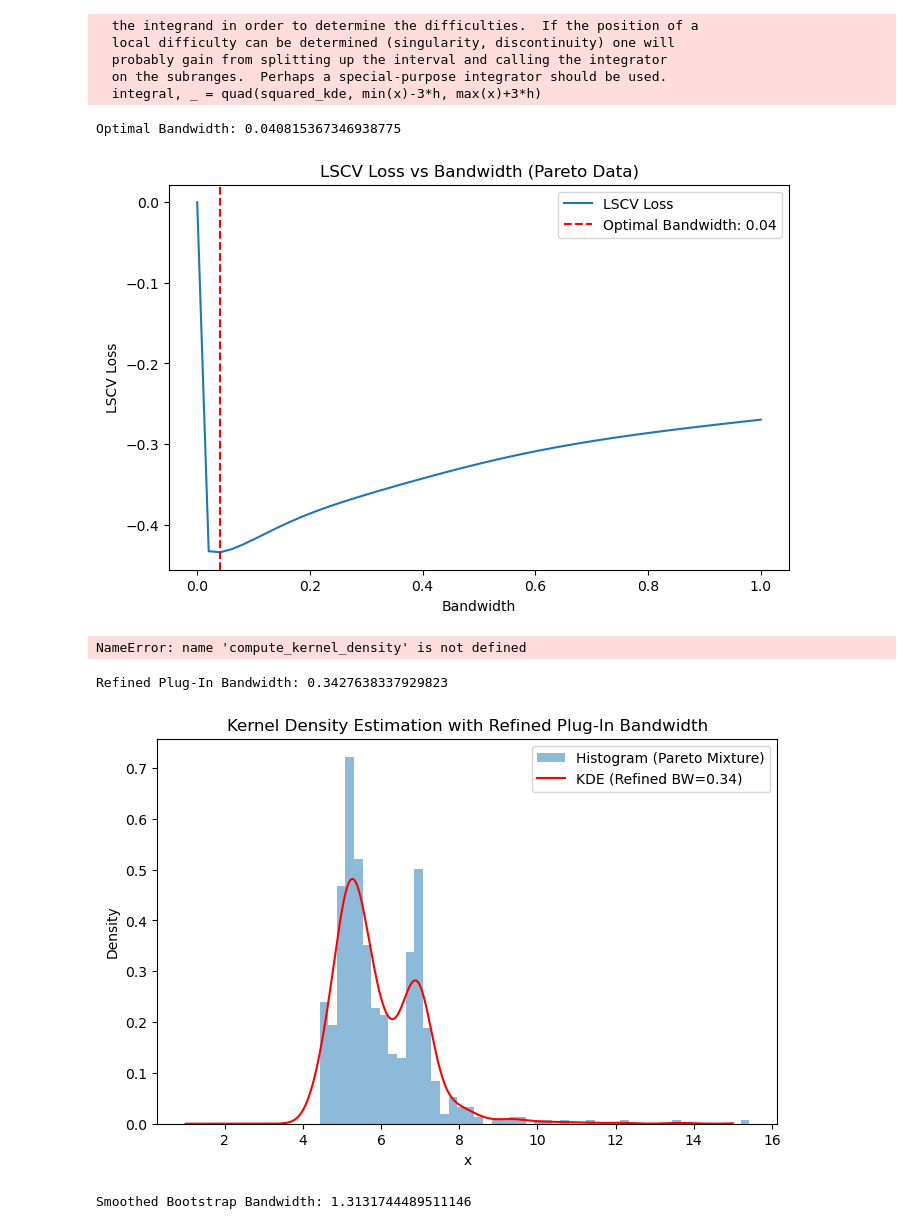
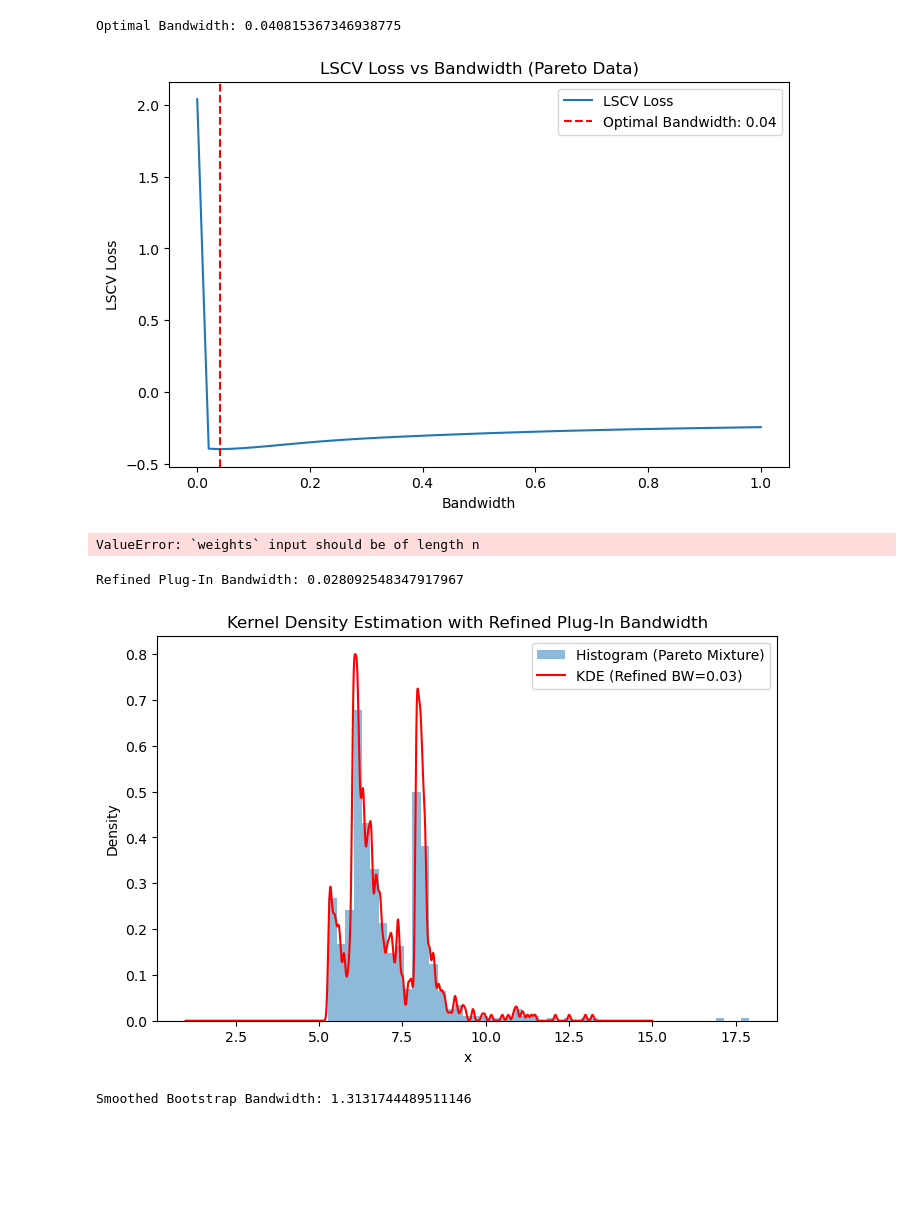
Before and after one commit to robertmackevic/pnp, a Jupyter notebook: lab3/nonparametric-density-estimation.ipynb, the cells around one changed output. Cells and saved outputs as stored; diff of their text form; code cells hidden in the pictures; blank space fills up the shorter version.

```diff
--- a/lab3/nonparametric-density-estimation.ipynb
+++ b/lab3/nonparametric-density-estimation.ipynb
@@ -27,9 +28,9 @@ from lab3.src import (
 
 seed_everything(42)
 # %%
-N = 5
-S = 7
-I1 = 7
+N = 6
+S = 8
+I1 = 5
 I2 = 4
 
 alpha_1 = 0.1
@@ -174,15 +175,10 @@ plt.title("LSCV Loss vs Bandwidth (Pareto Data)")
 plt.legend()
 plt.show()
 # %% [output]
-  the integrand in order to determine the difficulties.  If the position of a
-  local difficulty can be determined (singularity, discontinuity) one will
-  probably gain from splitting up the interval and calling the integrator
-  on the subranges.  Perhaps a special-purpose integrator should be used.
-  integral, _ = quad(squared_kde, min(x)-3*h, max(x)+3*h)
+Optimal Bandwidth: 0.040815367346938775
-Optimal Bandwidth: 0.040815367346938775
-[figure, old version]
+[figure, new version]
 # %%
-lscv_density = compute_kernel_density(x_grid, data, optimal_bw)
+lscv_density = stats.gaussian_kde(x_grid, data, optimal_bw)
 plt.figure(figsize=(8, 5))
 plt.hist(data, bins=50, density=True, alpha=0.5, label="Histogram (Pareto Mixture)")
 plt.plot(x_grid, lscv_density, label=f"KDE (Optimal BW={optimal_bw:.2f})", color="red")
@@ -192,25 +188,25 @@ plt.title("Kernel Density Estimation with LSCV (Pareto Mixture)")
 plt.legend()
 plt.show()
 # %% [output]
-NameError: name 'compute_kernel_density' is not defined
+ValueError: `weights` input should be of length n
 # %%
 data = samples.copy()
-bandwidth = plugin_bandwidth(data)
+bandwidth = refined_plugin_bandwidth_selection(data)
 print(f"Refined Plug-In Bandwidth: {bandwidth}")
-kde = stats.gaussian_kde(data, bw_method=bandwidth / np.std(data))
+kde = stats.gaussian_kde(data, bw_method=0.03)
 plugin_density = kde(x_grid)
 
 plt.figure(figsize=(8, 5))
 plt.hist(data, bins=50, density=True, alpha=0.5, label="Histogram (Pareto Mixture)")
 plt.plot(x_grid, plugin_density, label=f"KDE (Refined BW={bandwidth:.2f})", color="red")
 plt.xlabel("x")
 plt.ylabel("Density")
 plt.title("Kernel Density Estimation with Refined Plug-In Bandwidth")
 plt.legend()
 plt.show()
 # %% [output]
-Refined Plug-In Bandwidth: 0.3427638337929823
+Refined Plug-In Bandwidth: 0.028092548347917967
-[figure, old version]
+[figure, new version]
 # %%
 data = samples.copy()
 
```
Also changed, not shown: parts of 6 cells of this notebook.
